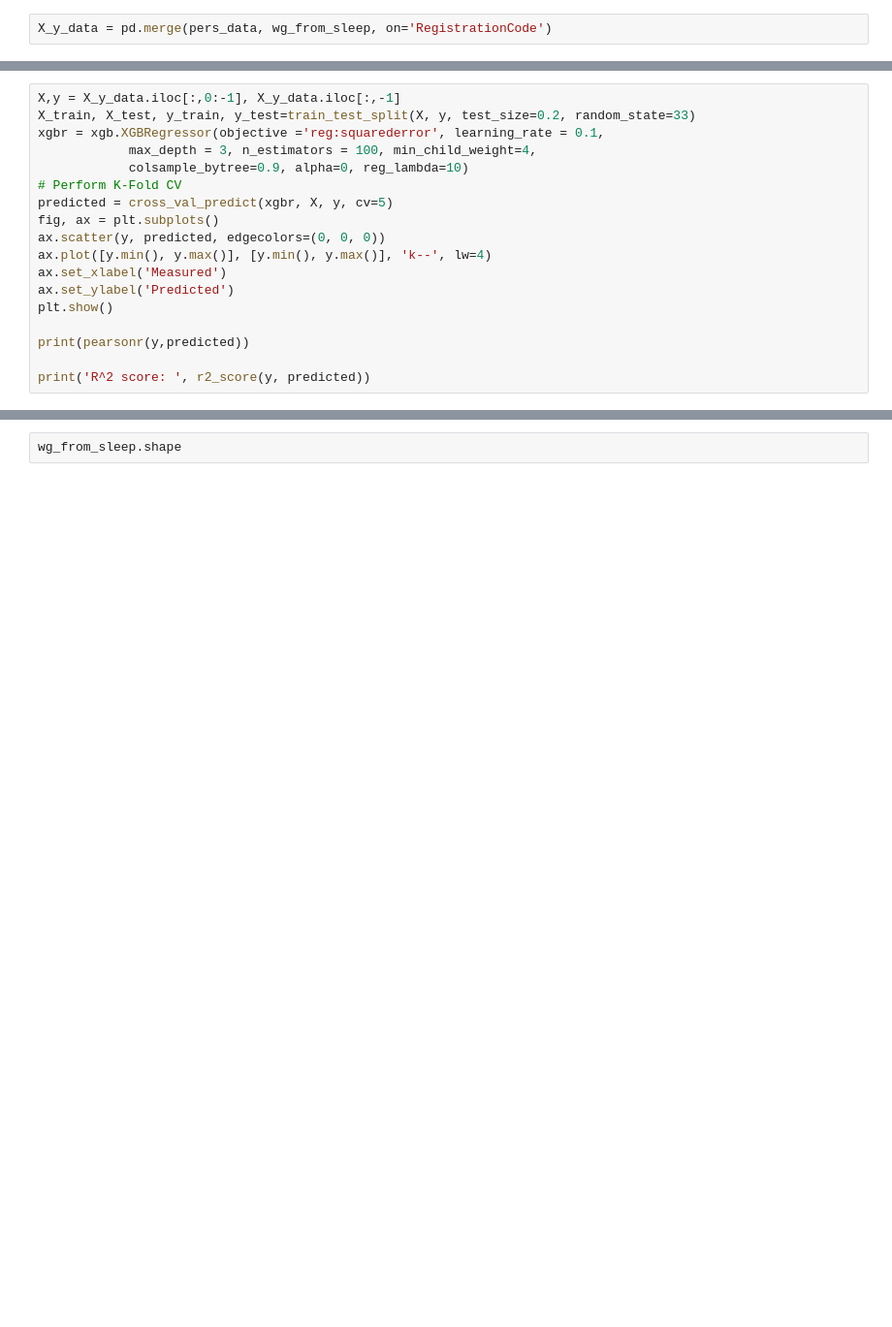
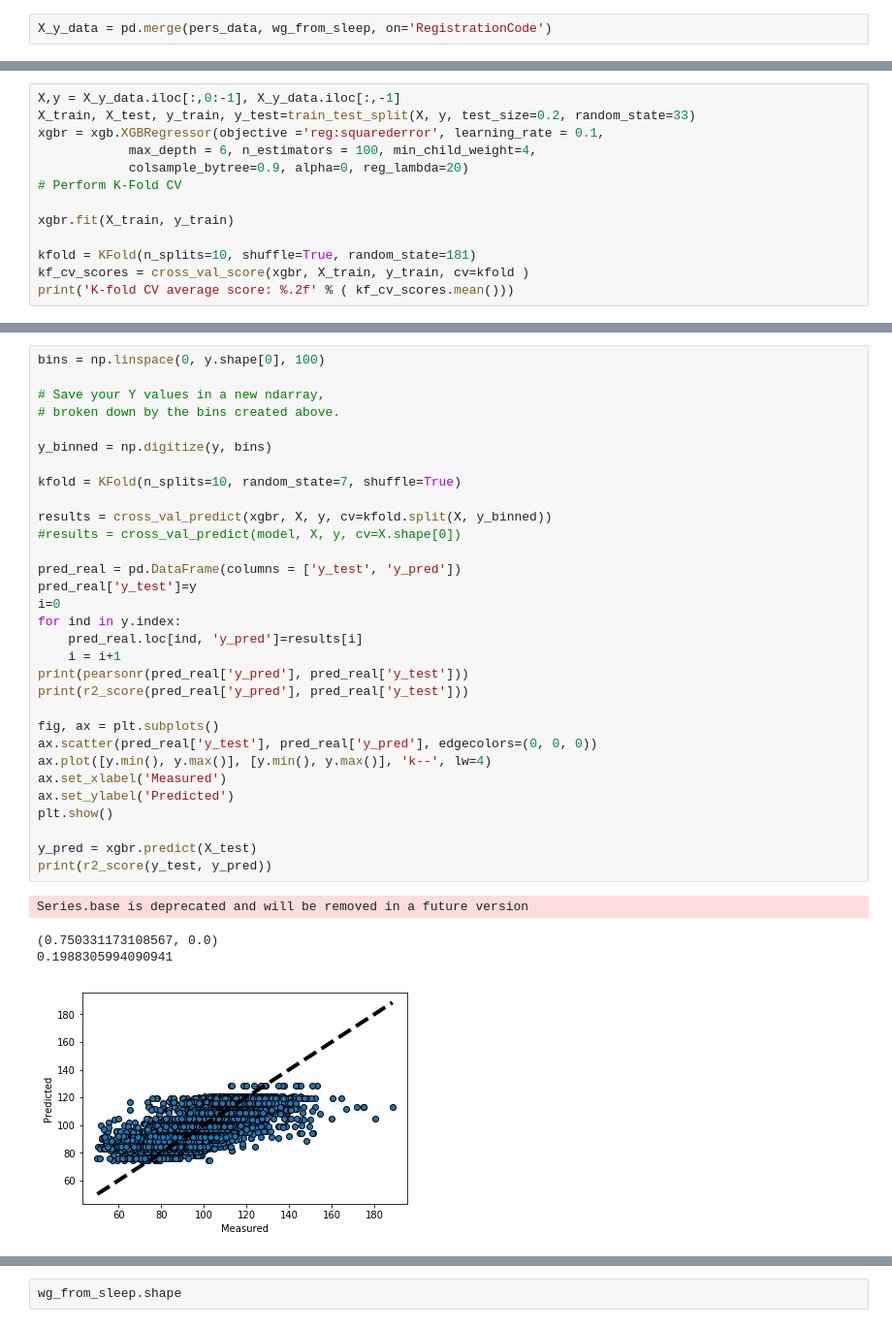
Before and after one commit to ElviraMingazova/MA_Thesis, a Jupyter notebook: Predictions from the diet and personal features.ipynb, the cells around one changed output, grey strips where cells are left out. Shown at 97% size. Saved outputs shown, nothing was run; the diff lists cells and outputs as text; blank space fills up the shorter version.

```diff
--- a/Predictions from the diet and personal features.ipynb
+++ b/Predictions from the diet and personal features.ipynb
@@ -1435,19 +1504,14 @@ X_y_data = pd.merge(pers_data, wg_from_sleep, on='RegistrationCode')
 X,y = X_y_data.iloc[:,0:-1], X_y_data.iloc[:,-1]
 X_train, X_test, y_train, y_test=train_test_split(X, y, test_size=0.2, random_state=33)
 xgbr = xgb.XGBRegressor(objective ='reg:squarederror', learning_rate = 0.1,
-            max_depth = 3, n_estimators = 100, min_child_weight=4,
-            colsample_bytree=0.9, alpha=0, reg_lambda=10)
+            max_depth = 6, n_estimators = 100, min_child_weight=4,
+            colsample_bytree=0.9, alpha=0, reg_lambda=20)
 # Perform K-Fold CV
-predicted = cross_val_predict(xgbr, X, y, cv=5)
-fig, ax = plt.subplots()
-ax.scatter(y, predicted, edgecolors=(0, 0, 0))
-ax.plot([y.min(), y.max()], [y.min(), y.max()], 'k--', lw=4)
-ax.set_xlabel('Measured')
-ax.set_ylabel('Predicted')
-plt.show()
 
-print(pearsonr(y,predicted))
+xgbr.fit(X_train, y_train)
 
-print('R^2 score: ', r2_score(y, predicted))
+kfold = KFold(n_splits=10, shuffle=True, random_state=181)
+kf_cv_scores = cross_val_score(xgbr, X_train, y_train, cv=kfold )
+print('K-fold CV average score: %.2f' % ( kf_cv_scores.mean()))
 # %% [output]
 Series.base is deprecated and will be removed in a future version
@@ -1456,0 +1528,36 @@ R^2 score:  0.115820762610095
+# %%
+bins = np.linspace(0, y.shape[0], 100)
+
+# Save your Y values in a new ndarray,
+# broken down by the bins created above.
+
+y_binned = np.digitize(y, bins)
+
+kfold = KFold(n_splits=10, random_state=7, shuffle=True)
+
+results = cross_val_predict(xgbr, X, y, cv=kfold.split(X, y_binned))
+#results = cross_val_predict(model, X, y, cv=X.shape[0])
+
+pred_real = pd.DataFrame(columns = ['y_test', 'y_pred'])
+pred_real['y_test']=y
+i=0
+for ind in y.index:
+    pred_real.loc[ind, 'y_pred']=results[i]
+    i = i+1
+print(pearsonr(pred_real['y_pred'], pred_real['y_test']))
+print(r2_score(pred_real['y_pred'], pred_real['y_test']))
+
+fig, ax = plt.subplots()
+ax.scatter(pred_real['y_test'], pred_real['y_pred'], edgecolors=(0, 0, 0))
+ax.plot([y.min(), y.max()], [y.min(), y.max()], 'k--', lw=4)
+ax.set_xlabel('Measured')
+ax.set_ylabel('Predicted')
+plt.show()
+
+y_pred = xgbr.predict(X_test)
+print(r2_score(y_test, y_pred))
+# %% [output]
+Series.base is deprecated and will be removed in a future version
+(0.750331173108567, 0.0)
+0.1988305994090941
+[figure, added]
```
Also changed, not shown: parts of 26 cells of this notebook.
